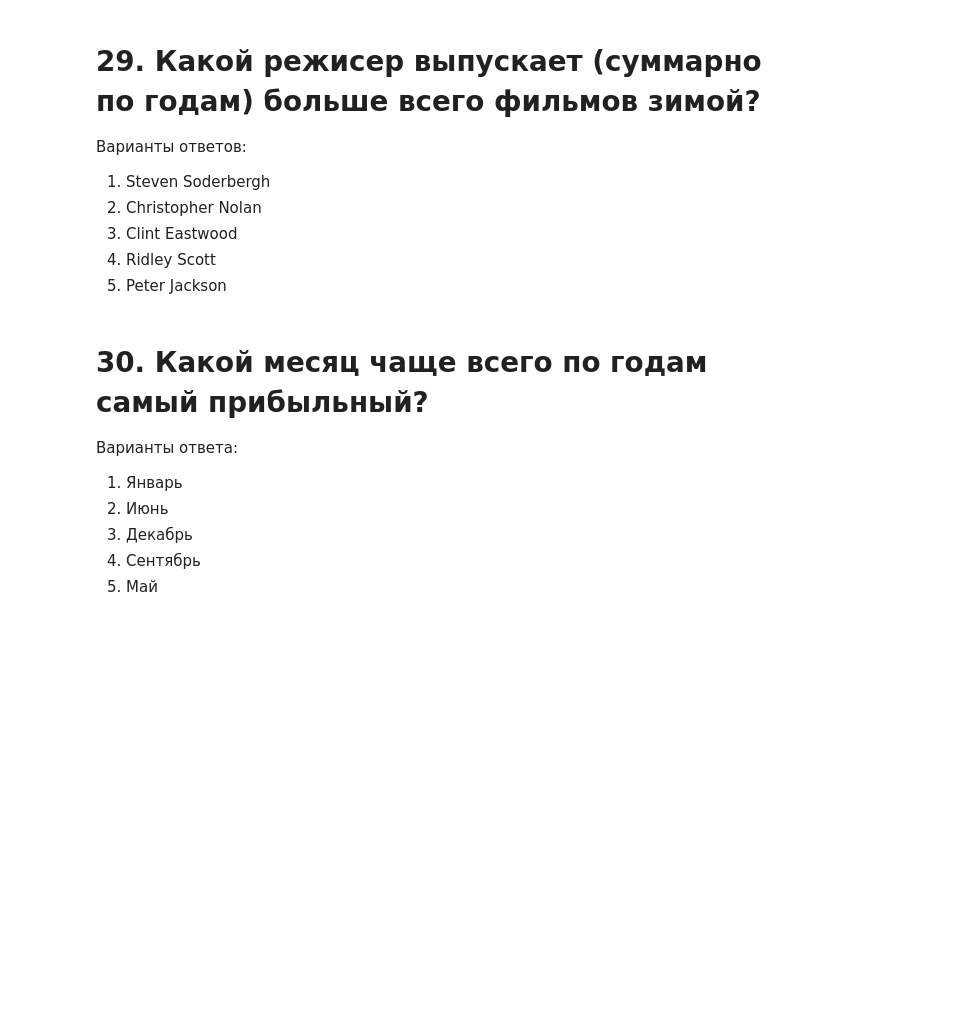
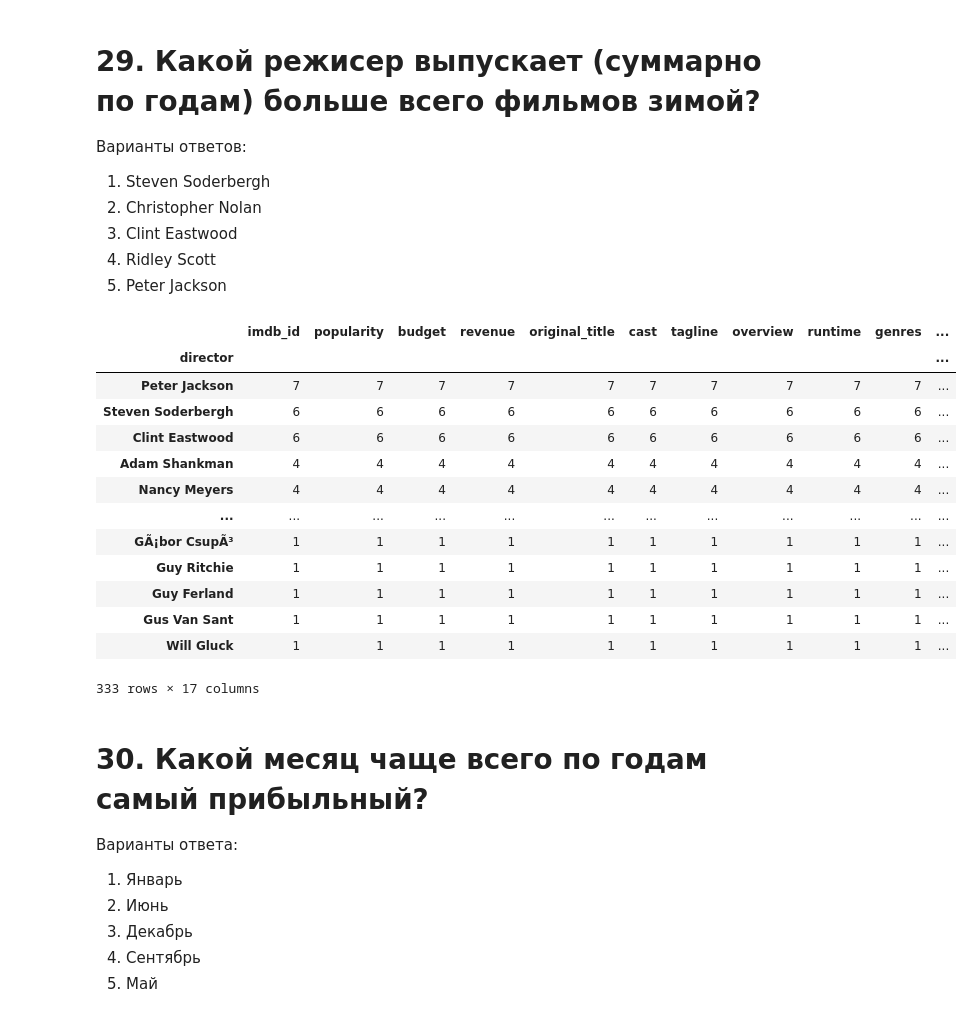
Before and after one commit to ekr11/skillfactory_rds, a Jupyter notebook: project_1/[SF-DST] Movies IMBD v3.0.ipynb, the cells around one changed output. Saved outputs shown, nothing was run; the diff lists cells and outputs as text; code cells hidden in the pictures; blank space fills up the shorter version.

```diff
--- a/project_1/[SF-DST] Movies IMBD v3.0.ipynb
+++ b/project_1/[SF-DST] Movies IMBD v3.0.ipynb
@@ -497,3 +569,6 @@ answer_ls.append(1)
 3. Декабрь
 4. Сентябрь
 5. Май
+# %%
+data['release_month'] = pd.to_datetime(data.release_date).apply(lambda x: x.month)
+#data.head()
@@ -517,4 +620,21 @@ answer_ls.append(1)
 3. Clint Eastwood
 4. Ridley Scott
 5. Peter Jackson
+# %%
+data[data.release_month.isin([1, 2, 12])].groupby('director').agg('count').sort_values('imdb_id', ascending=False)
+# %% [output]
+|  | imdb_id | popularity | budget | revenue | original_title | cast | tagline | overview | runtime | genres | ... |
+| director |  |  |  |  |  |  |  |  |  |  | ... |
+| Peter Jackson | 7 | 7 | 7 | 7 | 7 | 7 | 7 | 7 | 7 | 7 | ... |
+| Steven Soderbergh | 6 | 6 | 6 | 6 | 6 | 6 | 6 | 6 | 6 | 6 | ... |
+| Clint Eastwood | 6 | 6 | 6 | 6 | 6 | 6 | 6 | 6 | 6 | 6 | ... |
+| Adam Shankman | 4 | 4 | 4 | 4 | 4 | 4 | 4 | 4 | 4 | 4 | ... |
+| Nancy Meyers | 4 | 4 | 4 | 4 | 4 | 4 | 4 | 4 | 4 | 4 | ... |
+| ... | ... | ... | ... | ... | ... | ... | ... | ... | ... | ... | ... |
+| GÃ¡bor CsupÃ³ | 1 | 1 | 1 | 1 | 1 | 1 | 1 | 1 | 1 | 1 | ... |
+| Guy Ritchie | 1 | 1 | 1 | 1 | 1 | 1 | 1 | 1 | 1 | 1 | ... |
+| Guy Ferland | 1 | 1 | 1 | 1 | 1 | 1 | 1 | 1 | 1 | 1 | ... |
+| Gus Van Sant | 1 | 1 | 1 | 1 | 1 | 1 | 1 | 1 | 1 | 1 | ... |
+| Will Gluck | 1 | 1 | 1 | 1 | 1 | 1 | 1 | 1 | 1 | 1 | ... |
+333 rows × 17 columns
 # %%
```
Also changed, not shown: parts of 14 cells of this notebook.
